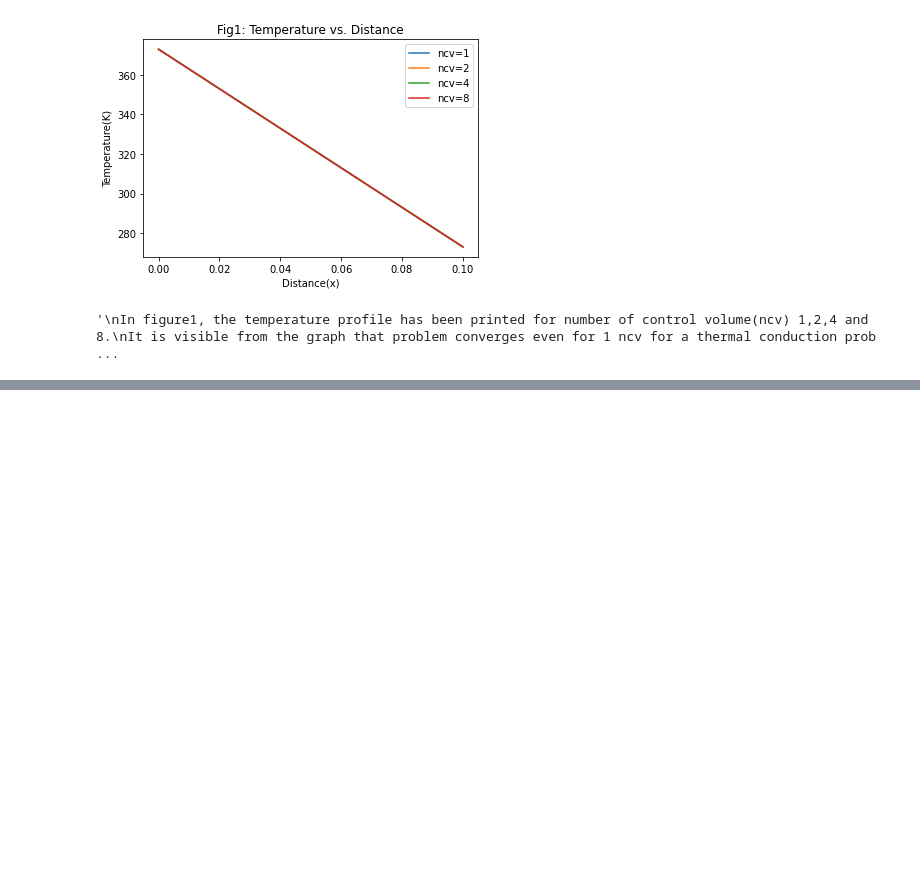
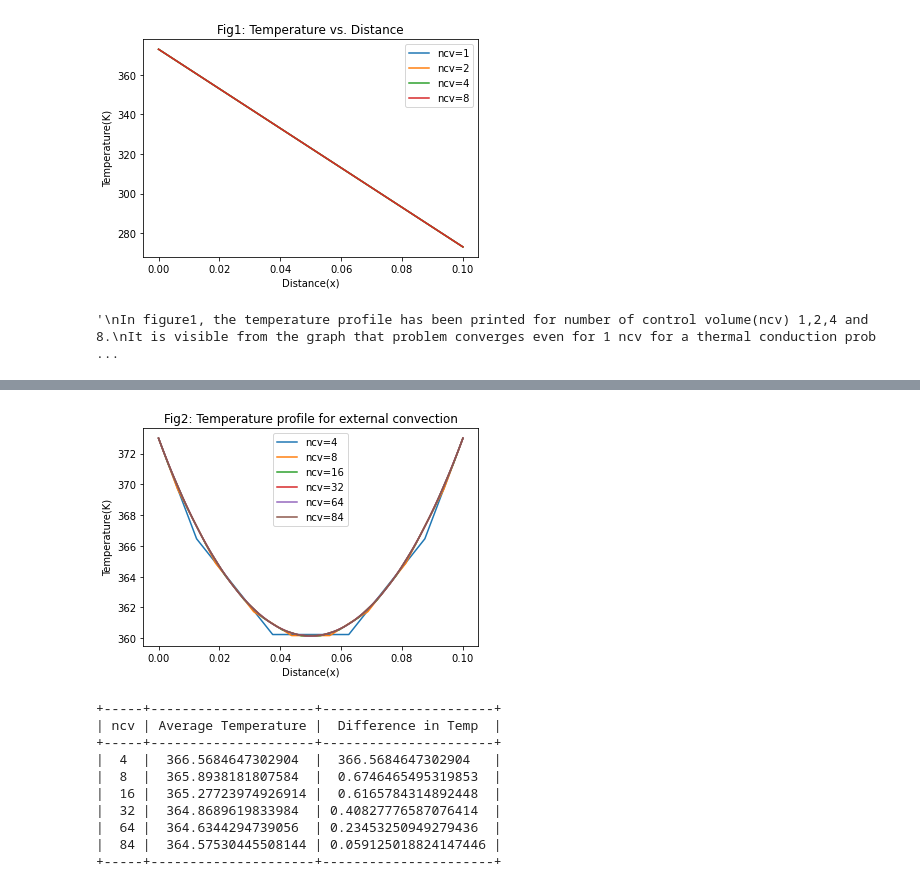
Before and after one commit to LamiaAroni/9710_CFD_project1, a Jupyter notebook: CFD_Assignment_lamia.ipynb, the cells around one changed output, grey strips where cells are left out. Drawn from its saved outputs; the diff is of its cells as text; code cells hidden in the pictures; blank space fills up the shorter version.

Commit message:
Problem 2 : Completed
1. Modified grid test
2. Modified Analytical Soln

```diff
--- a/CFD_Assignment_lamia.ipynb
+++ b/CFD_Assignment_lamia.ipynb
@@ -1077,16 +1312,50 @@ for i in range(maxIter):
-# %%
-%matplotlib inline
-import matplotlib.pyplot as plt
-
-i = 0
-for T in T_solns:
-    plt.plot(grid.xP, T, label=str(i))
-    i += 1
-
-plt.xlabel("x")
-plt.ylabel("T")
-plt.legend()
-plt.show()
-T4 = []
-grid4_xP = grid.xP
-T_solns_4 = T4
+# %%
+%matplotlib inline
+import matplotlib.pyplot as plt
+
+#Ploting all the curves for different ncv
+
+plt.plot(xP1, T1, label='ncv=4')
+plt.plot(xP2, T2, label='ncv=8')
+plt.plot(xP3, T3, label='ncv=16')
+plt.plot(xP4, T4, label='ncv=32')
+plt.plot(xP5, T5, label='ncv=64')
+plt.plot(xP6, T6, label='ncv=84')
+
+plt.xlabel("Distance(x)")
+plt.ylabel("Temperature(K)")
+plt.legend()
+
+#Display the title
+plt.title('Fig2: Temperature profile for external convection')
+plt.show()
+
+
+
+from prettytable import PrettyTable
+import random
+
+x = PrettyTable()
+
+x.field_names = ["ncv", "Average Temperature", "Difference in Temp"]
+
+x.add_row([4, avg1, avg1])
+x.add_row([8, avg2, -avg2+avg1])
+x.add_row([16, avg3, -avg3+avg2])
+x.add_row([32, avg4, -avg4+avg3])
+x.add_row([64, avg5, -avg5+avg4])
+x.add_row([84, avg6, -avg6+avg5])
+
+print(x)
+# %% [output]
+[figure, added]
++-----+---------------------+----------------------+
+| ncv | Average Temperature |  Difference in Temp  |
++-----+---------------------+----------------------+
+|  4  |  366.5684647302904  |  366.5684647302904   |
+|  8  |  365.8938181807584  |  0.6746465495319853  |
+|  16 |  365.27723974926914 |  0.6165784314892448  |
+|  32 |  364.8689619833984  | 0.40827776587076414  |
+|  64 |  364.6344294739056  | 0.23453250949279436  |
+|  84 |  364.57530445508144 | 0.059125018824147446 |
++-----+---------------------+----------------------+
```
Also changed, not shown: parts of 16 cells of this notebook.
